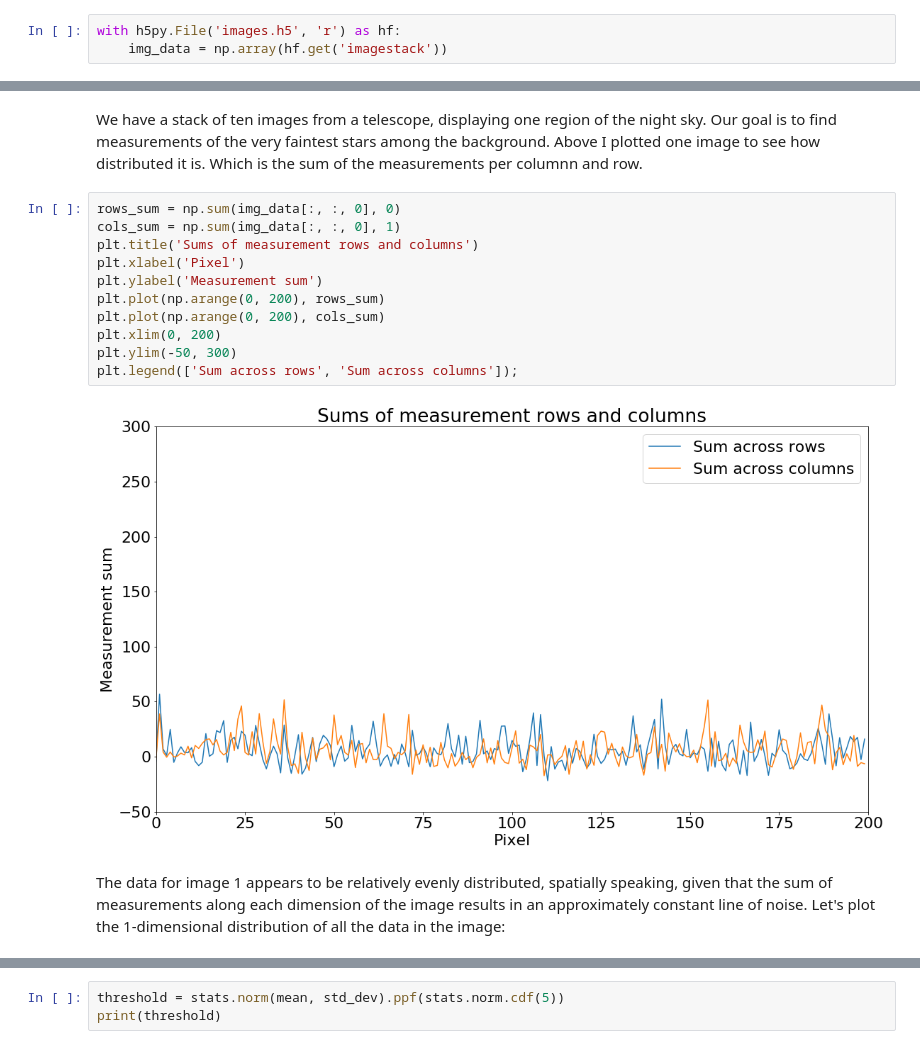
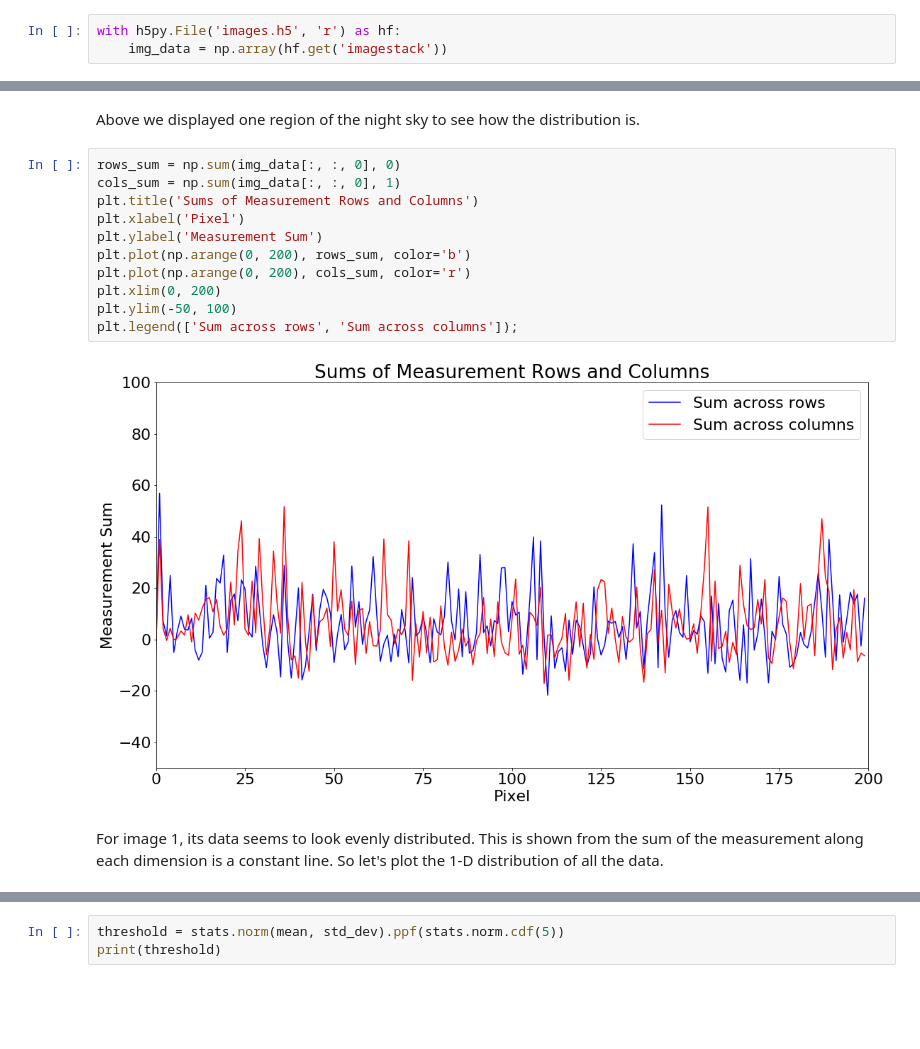
Before and after one commit to ardenchaing/Phys-434, a Jupyter notebook: Lab4.ipynb, the cells around one changed output, grey strips where cells are left out. Drawn from its saved outputs; the diff is of its cells as text; blank space fills up the shorter version.

```diff
--- a/Lab4.ipynb
+++ b/Lab4.ipynb
@@ -167,18 +166,18 @@ cbar.set_label('Measurement (arbitrary)')
-# %% [markdown]
-We have a stack of ten images from a telescope, displaying one region of the night sky. Our goal is to find measurements of the very faintest stars among the background. Above I plotted one image to see how distributed it is. Which is the sum of the measurements per columnn and row.
+# %% [markdown]
+Above we displayed one region of the night sky to see how the distribution is.
 # %%
 rows_sum = np.sum(img_data[:, :, 0], 0)
 cols_sum = np.sum(img_data[:, :, 0], 1)
-plt.title('Sums of measurement rows and columns')
+plt.title('Sums of Measurement Rows and Columns')
 plt.xlabel('Pixel')
-plt.ylabel('Measurement sum')
-plt.plot(np.arange(0, 200), rows_sum)
-plt.plot(np.arange(0, 200), cols_sum)
+plt.ylabel('Measurement Sum')
+plt.plot(np.arange(0, 200), rows_sum, color='b')
+plt.plot(np.arange(0, 200), cols_sum, color='r')
 plt.xlim(0, 200)
-plt.ylim(-50, 300)
+plt.ylim(-50, 100)
 plt.legend(['Sum across rows', 'Sum across columns']);
 # %% [output]
-[figure, old version]
+[figure, new version]
 # %% [markdown]
-The data for image 1 appears to be relatively evenly distributed, spatially speaking, given that the sum of measurements along each dimension of the image results in an approximately constant line of noise. Let's plot the 1-dimensional distribution of all the data in the image:
+For image 1, its data seems to look evenly distributed. This is shown from the sum of the measurement along each dimension is a constant line. So let's plot the 1-D distribution of all the data.
 # %%
```
Also changed, not shown: parts of 19 cells of this notebook, 1 other file.
